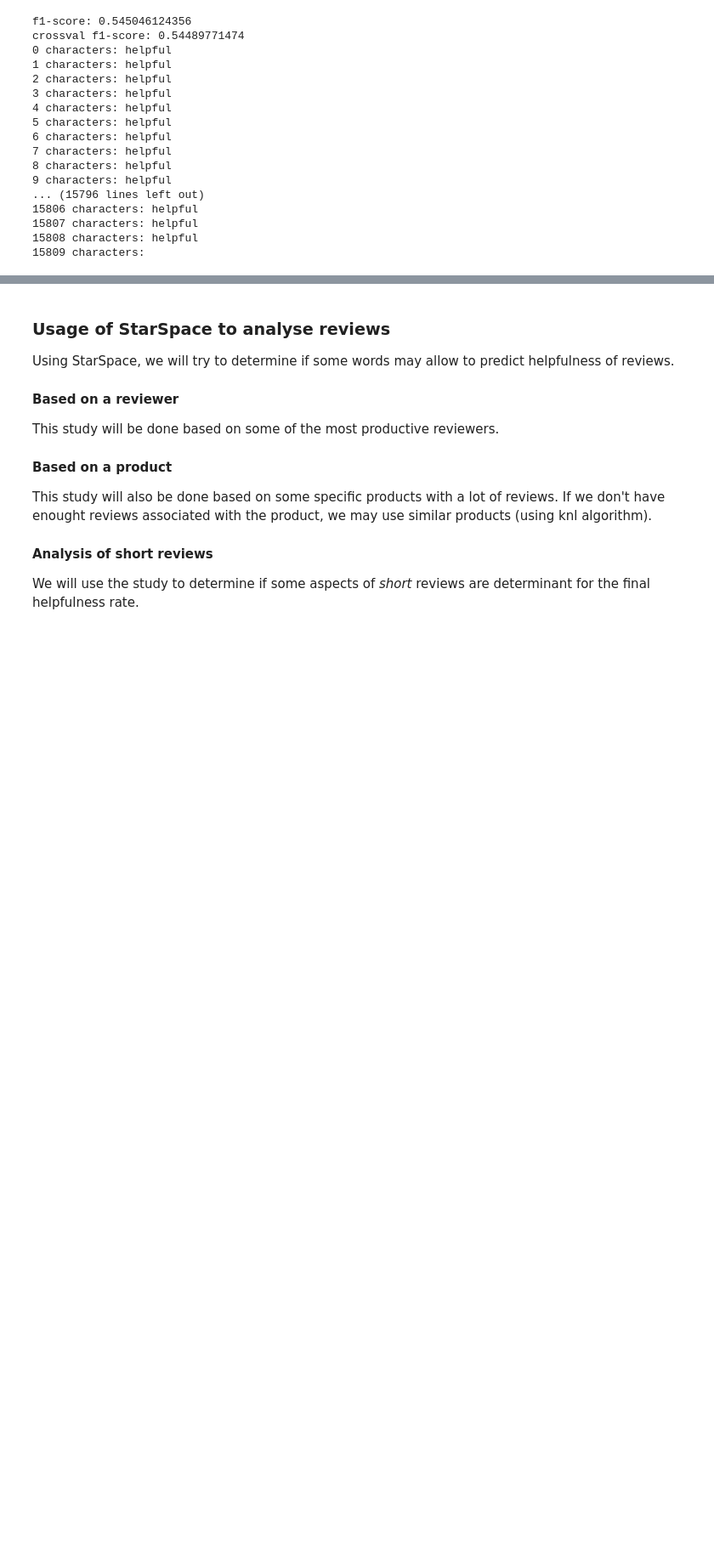
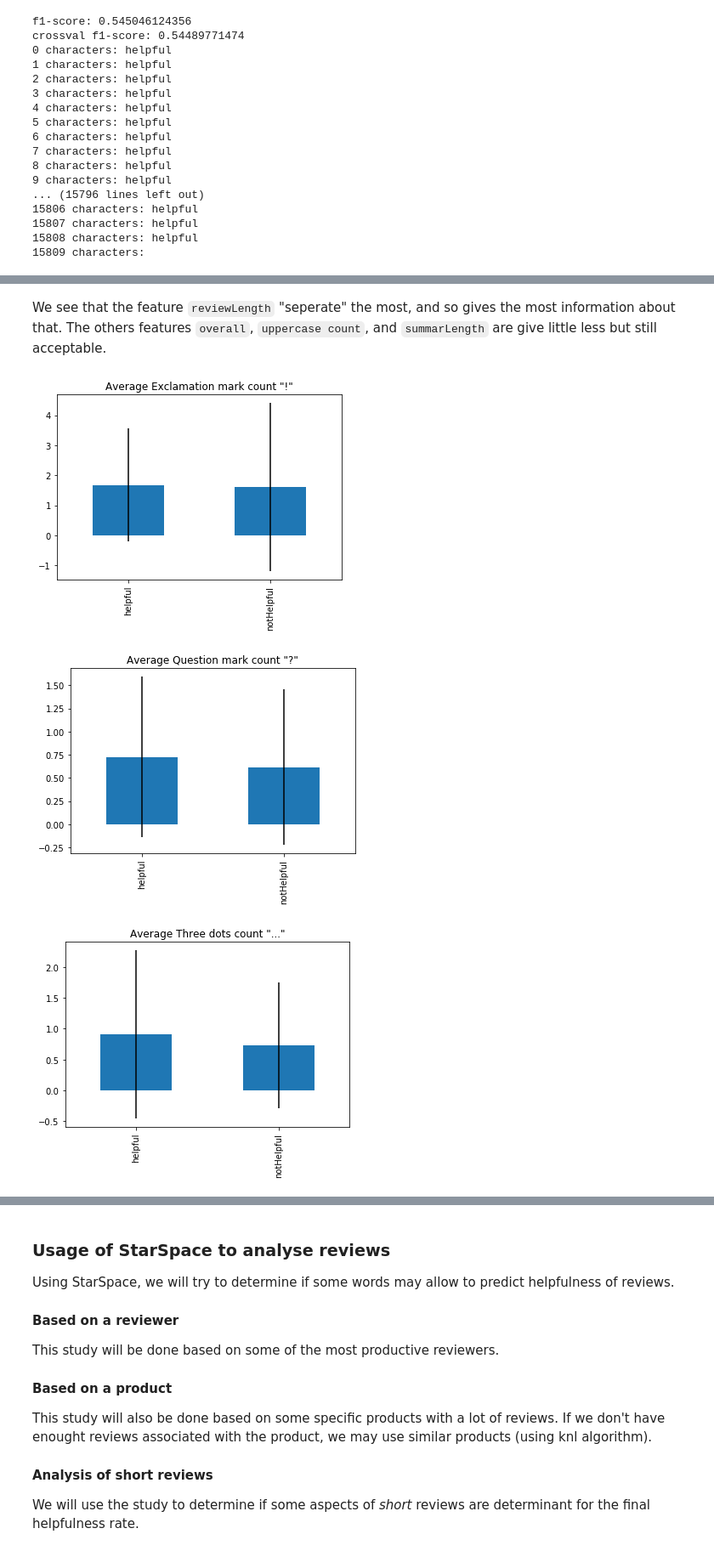
Before and after one commit to adamazon/adamazon-code, a Jupyter notebook: Project.ipynb, the cells around one changed output, grey strips where cells are left out. Shown at 85% size. Cells and saved outputs as stored; diff of their text form; code cells hidden in the pictures; blank space fills up the shorter version.

```diff
--- a/Project.ipynb
+++ b/Project.ipynb
@@ -938,0 +987,10 @@ Using only the summary length, only summary with a length inferior than about 5
+# %% [markdown]
+We see that the feature `reviewLength` "seperate" the most, and so gives the most information about that. The others features `overall`, `uppercase count`, and `summarLength` are give little less but still acceptable.
+# %%
+plot_bar_chart('Average Exclamation mark count "!"', 'exclamationCount')
+plot_bar_chart('Average Question mark count "?"', 'questionCount')
+plot_bar_chart('Average Three dots count "..."', 'threeDotsCount')
+# %% [output]
+[figure, added]
+[figure, added]
+[figure, added]
```
Also changed, not shown: parts of 7 cells of this notebook.
